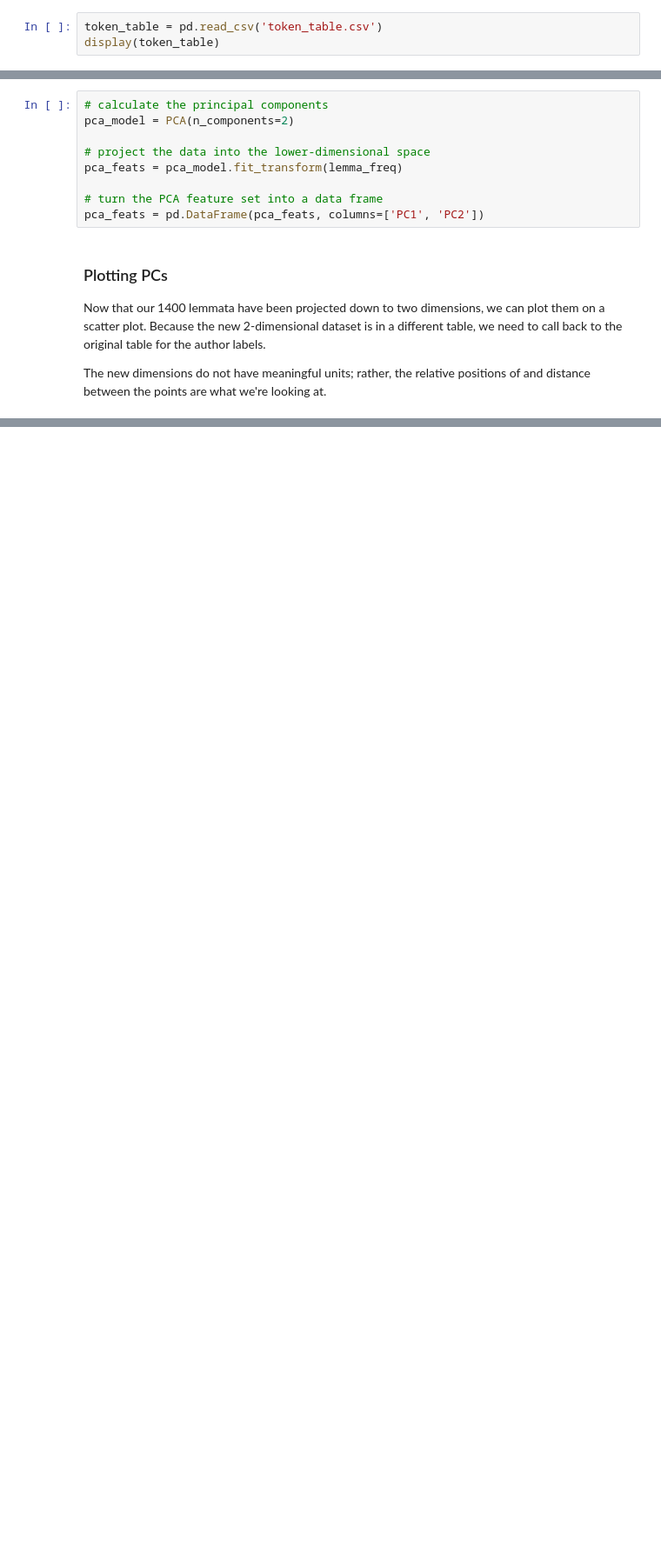
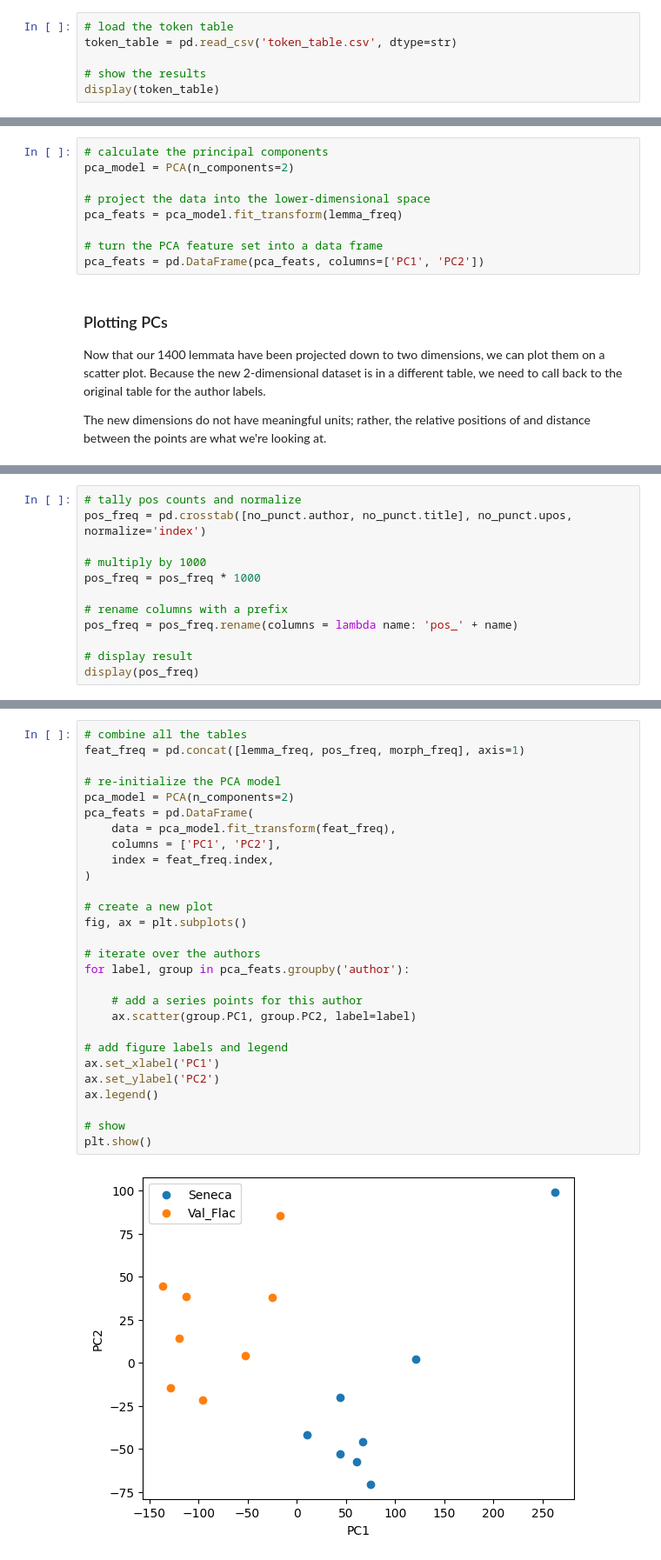
Before and after one commit to cwf2/mta_summer_2023, a Jupyter notebook: 05 - Authorship attribution in Val Flac and Seneca.ipynb, the cells around one changed output, grey strips where cells are left out. Shown at 87% size. Drawn from its saved outputs; the diff is of its cells as text; blank space fills up the shorter version.

```diff
--- a/05 - Authorship attribution in Val Flac and Seneca.ipynb
+++ b/05 - Authorship attribution in Val Flac and Seneca.ipynb
@@ -31,5 +31,8 @@ This should load the token table from the CSV file and display it on the screen.
 # %%
-token_table = pd.read_csv('token_table.csv')
+# load the token table
+token_table = pd.read_csv('token_table.csv', dtype=str)
+
+# show the results
 display(token_table)
 # %% [output]
 |  | urn | author | title | token | lemma | upos | mood | tense | voice | person | number | ... |
@@ -357,0 +409,12 @@ plt.show()
+# %%
+# tally pos counts and normalize
+pos_freq = pd.crosstab([no_punct.author, no_punct.title], no_punct.upos, normalize='index')
+
+# multiply by 1000
+pos_freq = pos_freq * 1000
+
+# rename columns with a prefix
+pos_freq = pos_freq.rename(columns = lambda name: 'pos_' + name)
+
+# display result
+display(pos_freq)
@@ -357,0 +499,30 @@ plt.show()
+# %%
+# combine all the tables
+feat_freq = pd.concat([lemma_freq, pos_freq, morph_freq], axis=1)
+
+# re-initialize the PCA model
+pca_model = PCA(n_components=2)
+pca_feats = pd.DataFrame(
+    data = pca_model.fit_transform(feat_freq),
+    columns = ['PC1', 'PC2'],
+    index = feat_freq.index,
+)
+
+# create a new plot
+fig, ax = plt.subplots()
+
+# iterate over the authors
+for label, group in pca_feats.groupby('author'):
+
+    # add a series points for this author
+    ax.scatter(group.PC1, group.PC2, label=label)
+
+# add figure labels and legend
+ax.set_xlabel('PC1')
+ax.set_ylabel('PC2')
+ax.legend()
+
+# show
+plt.show()
+# %% [output]
+[figure, added]
```
Also changed, not shown: parts of 19 cells of this notebook.
